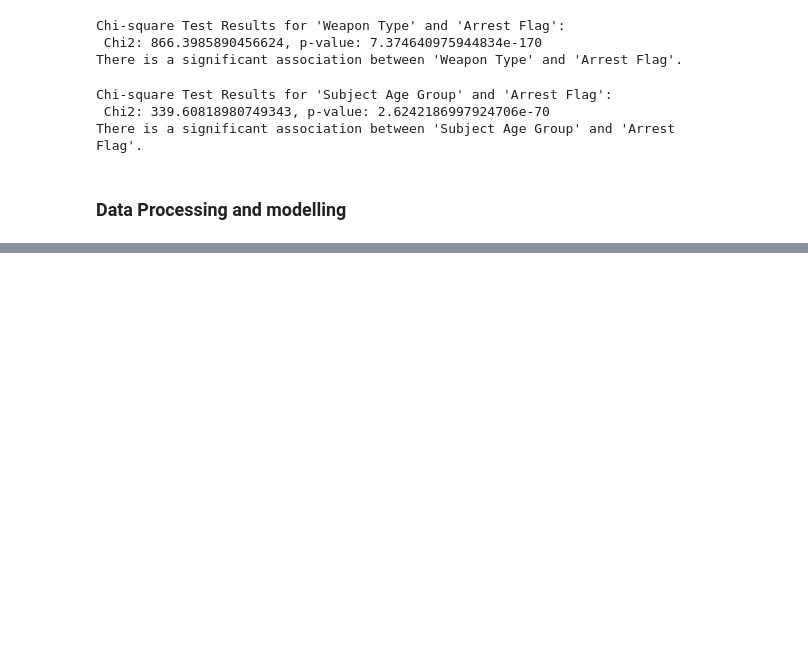
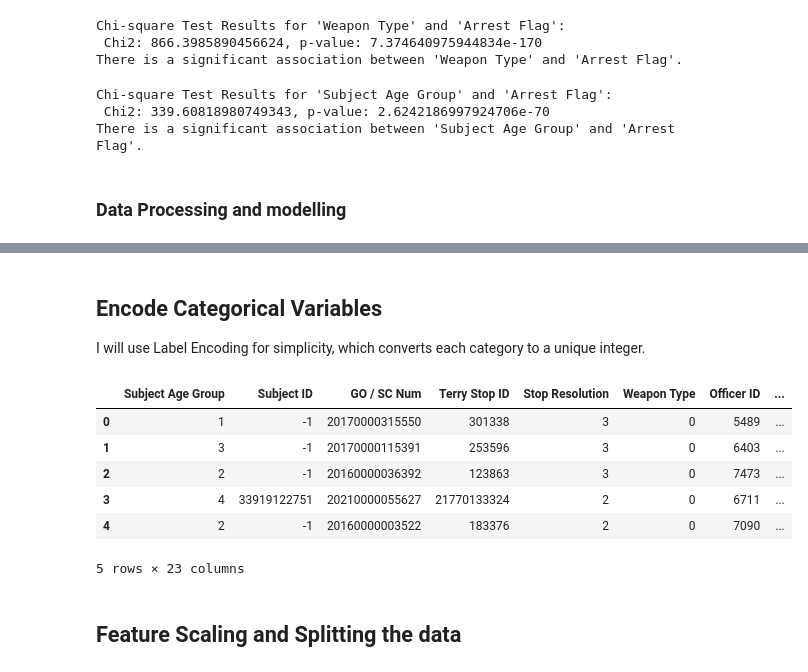
Before and after one commit to DavidGathimbaM/Terry-Traffic-Stops-Data-Science, a Jupyter notebook: index.ipynb, the cells around one changed output, grey strips where cells are left out. Saved outputs shown, nothing was run; the diff lists cells and outputs as text; code cells hidden in the pictures; blank space fills up the shorter version.

Commit message:
completed feature scaling and splitting data

```diff
--- a/index.ipynb
+++ b/index.ipynb
@@ -222,0 +225,9 @@ There is a significant association between 'Subject Age Group' and 'Arrest Flag'
+# %%
+# Calculate the mode for the specified column
+mode_value = terry_df['Weapon Type'].mode()[0]
+
+# Fill missing values in the specified column with its mode
+terry_df['Weapon Type'].fillna(mode_value, inplace=True)
+
+#  Check for missing values
+terry_df.isnull().sum()
@@ -222,0 +254,5 @@ There is a significant association between 'Subject Age Group' and 'Arrest Flag'
+# %%
+# Drop other null columns
+data_cleaned = terry_df.dropna()
+
+data_cleaned.shape
@@ -222,0 +282,27 @@ There is a significant association between 'Subject Age Group' and 'Arrest Flag'
+# %% [markdown]
+## Encode Categorical Variables
+I will use Label Encoding for simplicity, which converts each category to a unique integer.
+# %%
+from sklearn.preprocessing import LabelEncoder
+
+# Categorical columns to encode
+categorical_cols = ['Weapon Type', 'Stop Resolution', 'Subject Perceived Race', 'Subject Perceived Gender', 'Subject Age Group']
+
+# Initialize label encoder
+label_encoder = LabelEncoder()
+
+# Encode categorical columns
+for col in categorical_cols:
+    data_cleaned[col] = label_encoder.fit_transform(data_cleaned[col].astype(str))
+
+data_cleaned.head()
+# %% [output]
+|  | Subject Age Group | Subject ID | GO / SC Num | Terry Stop ID | Stop Resolution | Weapon Type | Officer ID | ... |
+| 0 | 1 | -1 | 20170000315550 | 301338 | 3 | 0 | 5489 | ... |
+| 1 | 3 | -1 | 20170000115391 | 253596 | 3 | 0 | 6403 | ... |
+| 2 | 2 | -1 | 20160000036392 | 123863 | 3 | 0 | 7473 | ... |
+| 3 | 4 | 33919122751 | 20210000055627 | 21770133324 | 2 | 0 | 6711 | ... |
+| 4 | 2 | -1 | 20160000003522 | 183376 | 2 | 0 | 7090 | ... |
+5 rows × 23 columns
+# %% [markdown]
+## Feature Scaling and Splitting the data
```
Also changed, not shown: parts of 10 cells of this notebook.
